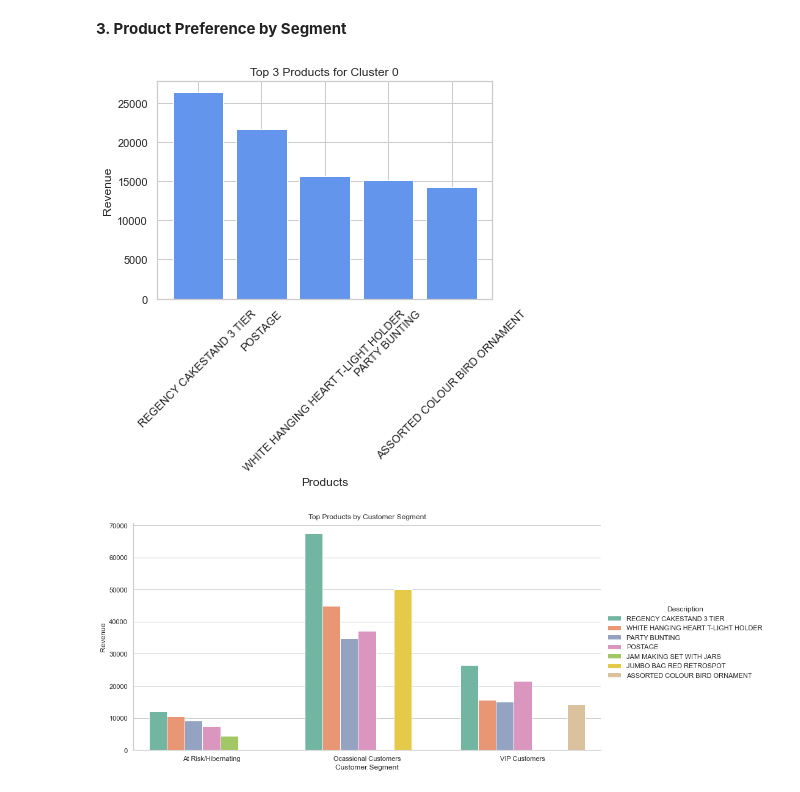
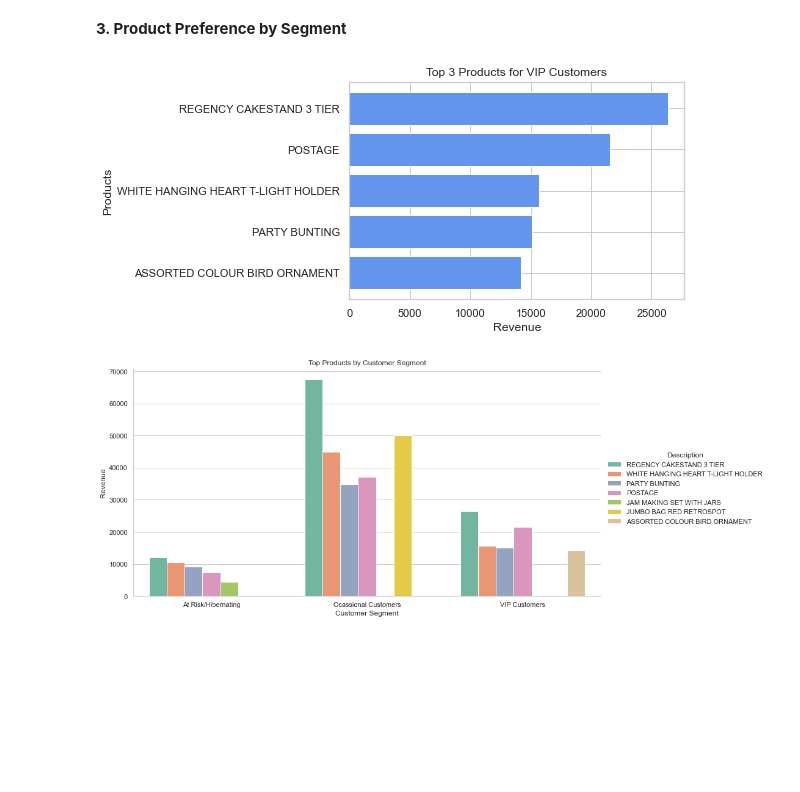
Before and after one commit to mandele1999/retail_project, a Jupyter notebook: notebooks/exploratory_analysis.ipynb, the cells around one changed output. Cells and saved outputs as stored; diff of their text form; code cells hidden in the pictures; blank space fills up the shorter version.

Commit message:
Updated plots

```diff
--- a/notebooks/exploratory_analysis.ipynb
+++ b/notebooks/exploratory_analysis.ipynb
@@ -888,22 +888,19 @@ plt.show()
 # %% [markdown]
 **3. Product Preference by Segment**
 # %%
-# Identify top 5 products per segment
-top_products_by_segment = rfm_df.groupby(['Customer_segment', 'Description'])['TransactionAmount'].sum().reset_index()
-top_products_by_segment = top_products_by_segment.groupby('Customer_segment').apply(
-    lambda x: x.nlargest(5, 'TransactionAmount')
-).reset_index(drop=True)
+# Select one segment (example: 'VIP Customers')
+cluster_0 = top_products_by_segment[top_products_by_segment['Customer_segment'] == 'VIP Customers']
 
-# Plotting for one segment (example: Cluster 0)
-cluster_0 = top_products_by_segment[top_products_by_segment['Customer_segment'] == 'VIP Customers']
-plt.bar(cluster_0['Description'], cluster_0['TransactionAmount'], color='cornflowerblue')
-plt.title('Top 3 Products for Cluster 0')
-plt.xlabel('Products')
-plt.ylabel('Revenue')
-plt.xticks(rotation=45)
+# Plot horizontal bar graph
+plt.barh(cluster_0['Description'], cluster_0['TransactionAmount'], color='cornflowerblue')
+plt.title('Top 3 Products for VIP Customers')
+plt.xlabel('Revenue')
+plt.ylabel('Products')
+plt.gca().invert_yaxis()  # Optional: Invert y-axis to display the highest revenue at the top
+# plt.tight_layout()  # Adjust layout to avoid overlap
 plt.show()
 # %% [output]
-[figure, old version]
+[figure, new version]
 # %%
 sns.catplot(
     data=top_products_by_segment, kind='bar',
```
